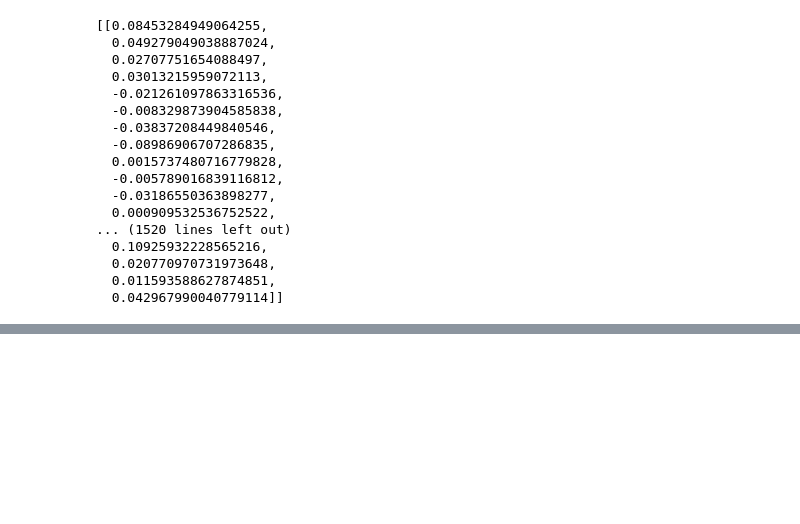
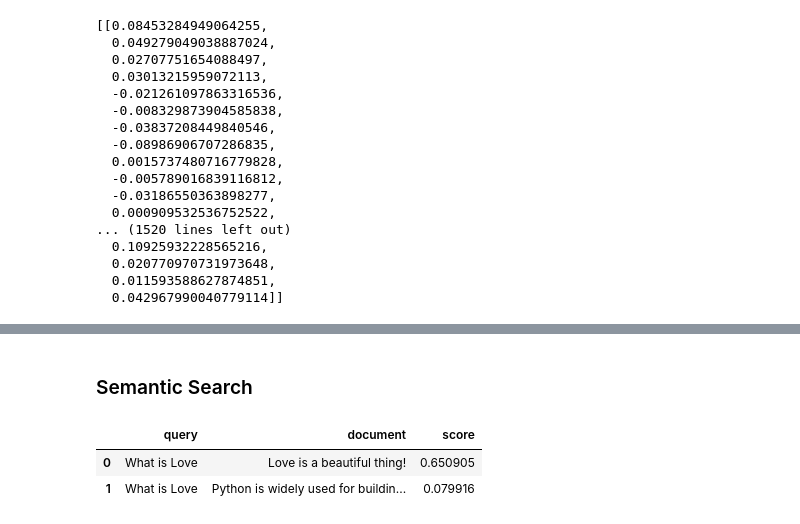
Before and after one commit to Kh3m/rag-bootcamp-projects, a Jupyter notebook: 2_Vector_Embeddings_And_DBs/similarity_semantic_search.ipynb, the cells around one changed output, grey strips where cells are left out. Drawn from its saved outputs; the diff is of its cells as text; code cells hidden in the pictures; blank space fills up the shorter version.

Commit message:
Add semantic with similarity search

```diff
--- a/2_Vector_Embeddings_And_DBs/similarity_semantic_search.ipynb
+++ b/2_Vector_Embeddings_And_DBs/similarity_semantic_search.ipynb
@@ -19,7 +20,7 @@ def cosine_similarity(vect1, vect2):
     dot_prod = np.dot(vect1, vect2)
     norm_a = np.linalg.norm(vect1)
     norm_b = np.linalg.norm(vect2)
-    return dot_prod / (norm_a / norm_b)
+    return dot_prod / (norm_a * norm_b)
 # %%
 documents = [
     "Ya'Allah please help me to achieve my dream of going to graduate school in the USA",
@@ -57,0 +59,12 @@ np.float64(0.549108608996526)
+# %%
+# Compare each document against all others to see their similarities
+for i, doc in enumerate(documents):
+    for j in range(len(documents)):
+        # TODO: Comment out if you don't want to compare against itself
+        # if doc == documents[j]:
+        #     continue
+        query = hf_embeddings.embed_query(doc)
+        score = cosine_similarity(query, emd_docs[j])
+        # print(f"{doc} ◀ VS ▶ {documents[j]} \n Score {score} \n")
+        print(f"{doc} 🆚 {documents[j]} \n Score {score} \n")
+    print("="*50)
@@ -57,0 +89,31 @@ np.float64(0.549108608996526)
+# %% [markdown]
+### Semantic Search
+# %%
+def semantic_search(query, documents, embedding_model, top_k=3):
+    embeded_query = embedding_model.embed_query(query)
+    embeded_documents = embedding_model.embed_documents(documents)
+    similarity = []
+    for i, emd_doc in enumerate(embeded_documents):
+        similarity_score = cosine_similarity(embeded_query, emd_doc)
+        similarity.append({"query": query, "document": documents[i], "score": similarity_score})
+    similarity.sort(key=lambda x: x["score"], reverse=True)
+    # top_k = max(1, top_k)
+    if top_k < 1:
+        raise ValueError("top_k must be at least 1")
+    return (similarity[:top_k])
+
+documents = [
+    "Python is widely used for building modern software",
+    "Love is a beautiful thing!",
+    "Vector embeddings represent text as numbers",
+    "Today's forecast shows sunshine and clear skies",
+    "LangChain helps developers build LLM powered applications",
+]
+
+result = semantic_search("What is Love", documents, hf_embeddings, top_k=2)
+df = pd.DataFrame(result)
+df
+# %% [output]
+|  | query | document | score |
+| 0 | What is Love | Love is a beautiful thing! | 0.650905 |
+| 1 | What is Love | Python is widely used for buildin... | 0.079916 |
```
Also changed, not shown: parts of 5 cells of this notebook, 1 other file.
